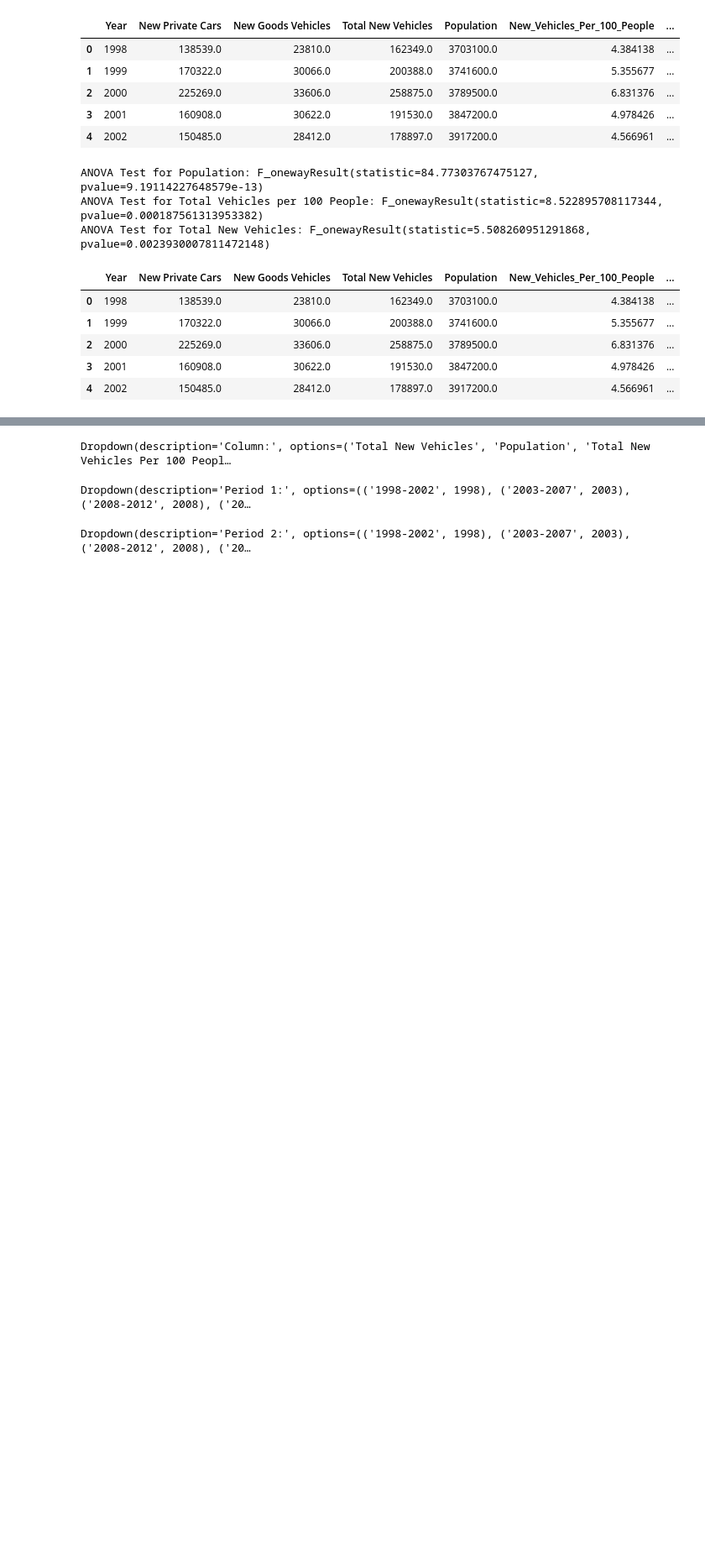
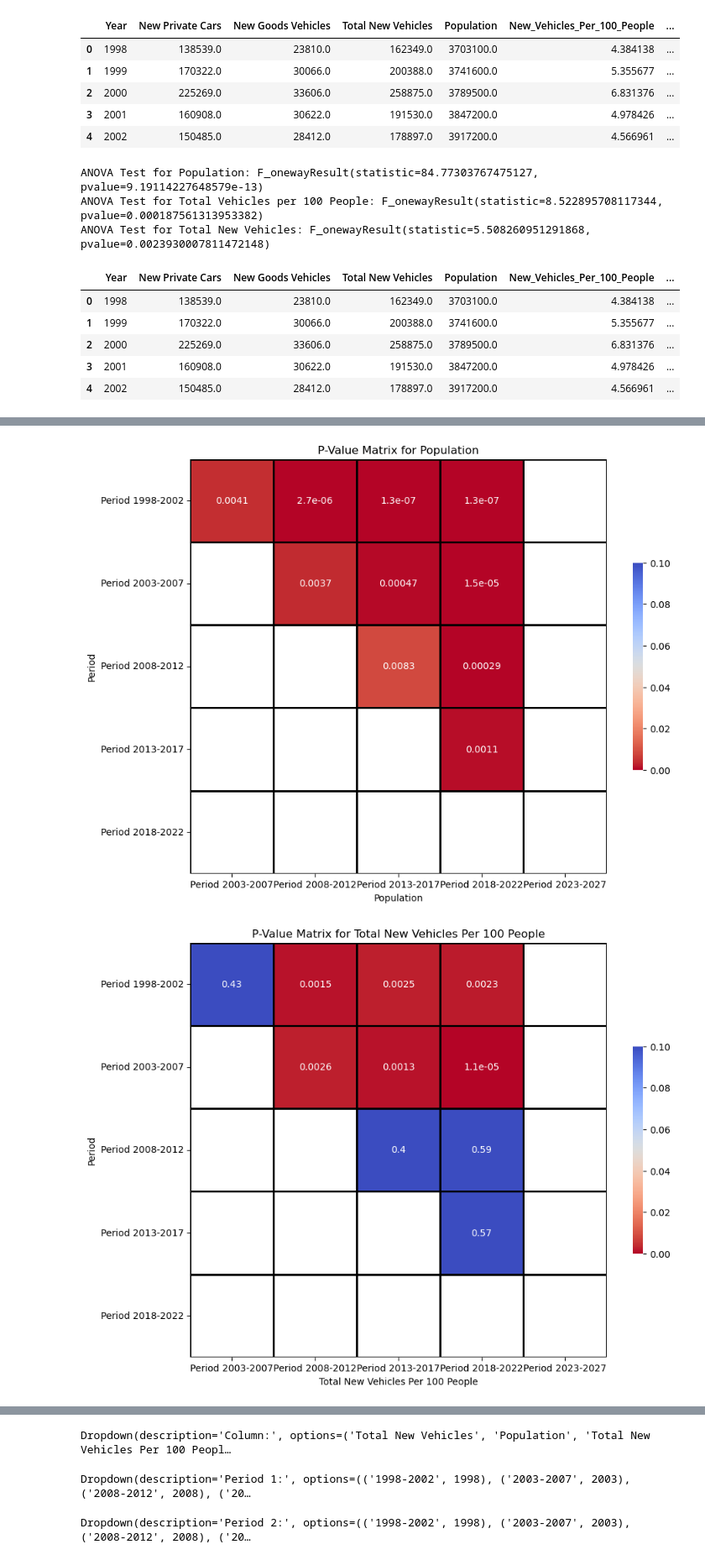
Before and after one commit to Ahmet-C-C/Car-Registration-Comparison-Between-Ireland-and-Norway, a Jupyter notebook: Msc CA02.ipynb, the cells around one changed output, grey strips where cells are left out. Shown at 84% size. Drawn from its saved outputs; the diff is of its cells as text; code cells hidden in the pictures; blank space fills up the shorter version.

```diff
--- a/Msc CA02.ipynb
+++ b/Msc CA02.ipynb
@@ -232,6 +232,8 @@ dfnor.head()
 | 2 | 1998M03 | 12913 | 2376 | 15289 |
 | 3 | 1998M04 | 12349 | 2223 | 14572 |
 | 4 | 1998M05 | 14269 | 2197 | 16466 |
+# %%
+dfnor = dfnor.rename(columns={'month': 'Month'}, inplace=False)
 # %%
 dfnor.shape
 # %% [output]
@@ -680,3 +682,49 @@ Period 2008-2012 vs Period 2023-2027: TtestResult(statistic=nan, pvalue=nan, df=
 Period 2013-2017 vs Period 2018-2022: TtestResult(statistic=0.12277463866326586, pvalue=0.9066692392278631, df=5.471781585424439)
 Period 2013-2017 vs Period 2023-2027: TtestResult(statistic=nan, pvalue=nan, df=1.0)
 Period 2018-2022 vs Period 2023-2027: TtestResult(statistic=nan, pvalue=nan, df=1.0)
+# %%
+# This function will create a matrix of p-values for each column and highlight values less than 0.05 in red
+import matplotlib.pyplot as plt
+import seaborn as sns
+
+# Define a function to extract p-values and create a matrix
+def create_p_value_matrix(t_test_results, column_names):
+    # Create an empty dictionary to hold our p-value data
+    p_value_matrix = {column: {} for column in column_names}
+
+    # Iterate over each column and each set of results
+    for column, results in t_test_results.items():
+        for period_comparison, test_result in results:
+            # Extract the period names
+            period_i, period_j = period_comparison.split(' vs ')
+            # Insert the p-value into the matrix, indexed by the period names
+            p_value_matrix[column].setdefault(period_i, {})[period_j] = test_result.pvalue
+
+    # Convert the dictionary to a DataFrame for easier plotting
+    p_value_df_list = []
+    for column, matrix in p_value_matrix.items():
+        df = pd.DataFrame(matrix).T  # Transpose to get periods on the rows
+        df = df.reindex(sorted(df.columns), axis=1)  # Sort the columns
+        df = df.reindex(sorted(df.index), axis=0)  # Sort the rows
+        df.insert(0, 'Period', df.index)
+        df = df.set_index('Period')
+        df.columns.name = column
+        p_value_df_list.append(df)
+
+    return p_value_df_list
+
+# Use the function on the t_test results
+p_value_matrices = create_p_value_matrix(t_test_results_named_periods, column_names)
+
+# Now we plot each matrix with seaborn's heatmap function
+for i, p_value_df in enumerate(p_value_matrices):
+    plt.figure(figsize=(10, 8))
+    sns.heatmap(p_value_df, annot=True, fmt=".2g", cmap='coolwarm_r',
+                cbar=True, linewidths=1, linecolor='black',
+                center=0.05, cbar_kws={"shrink": .5},
+                vmin=0, vmax=0.1)
+    plt.title(f'P-Value Matrix for {p_value_df.columns.name}')
+    plt.show()
+# %% [output]
+[figure, added]
+[figure, added]
```
Also changed, not shown: parts of 27 cells of this notebook.
